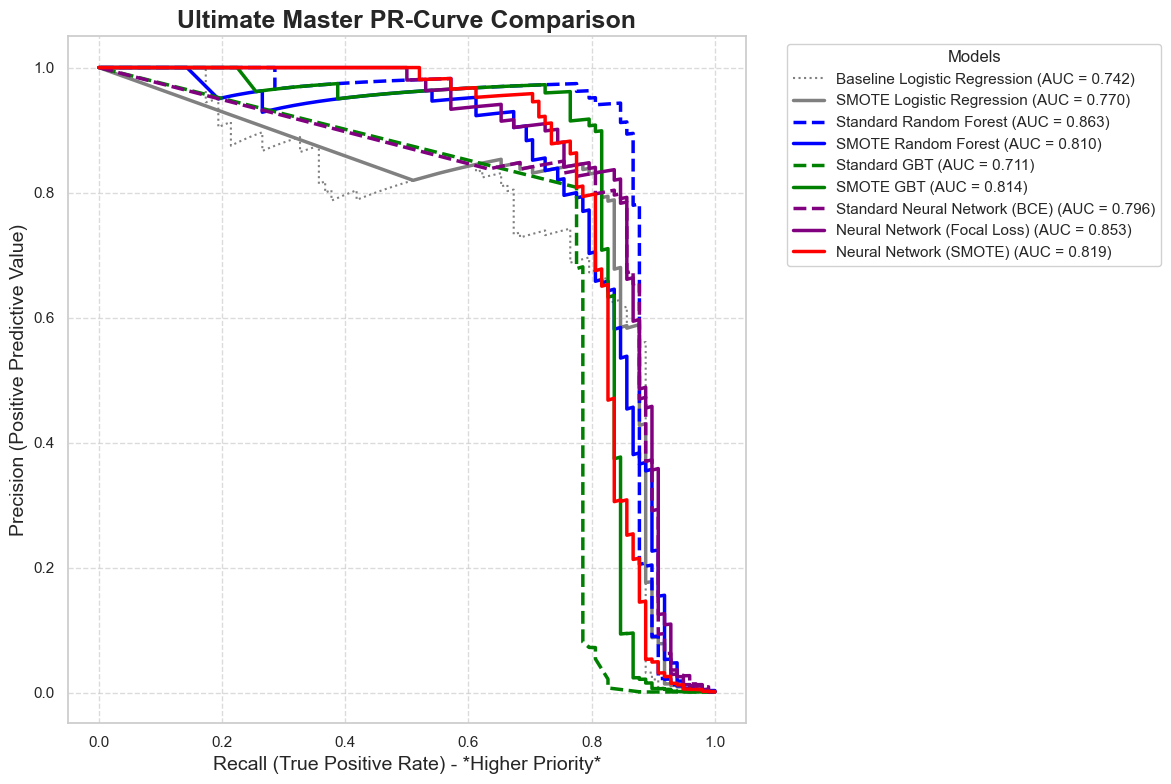
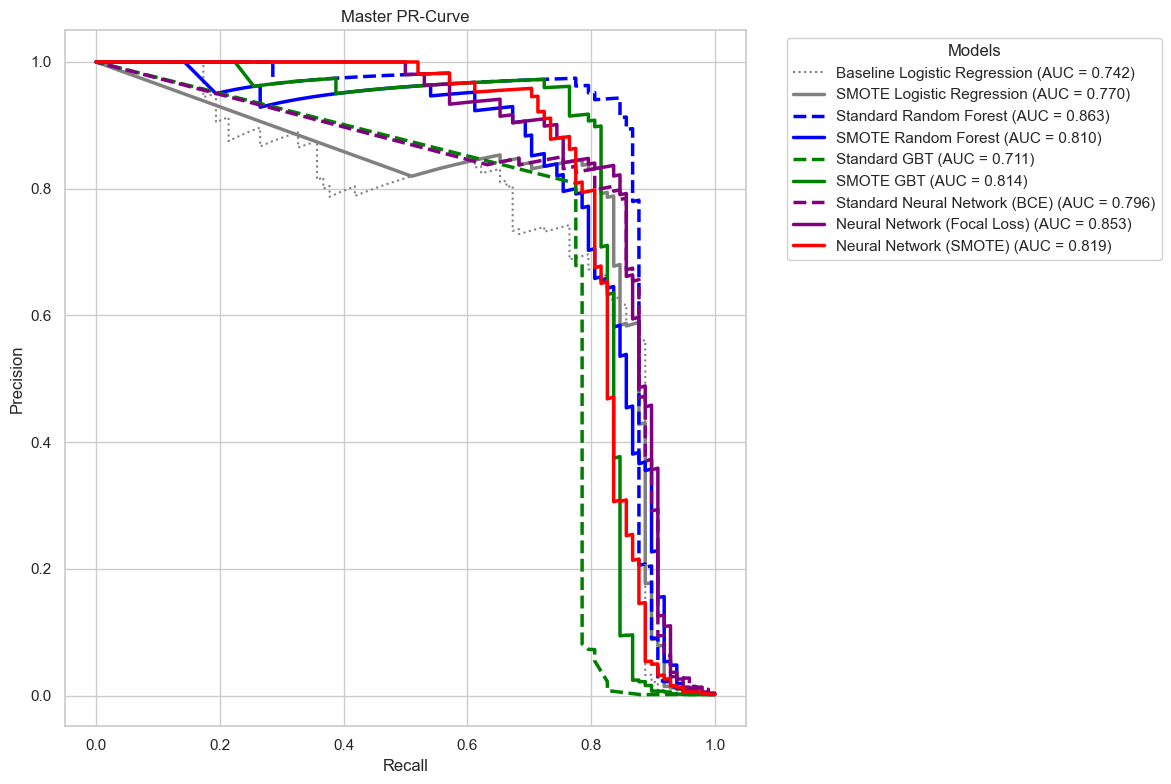
The notebook cell's code change between the first figure and the second:
--- before
+++ after
@@ -36,10 +36,9 @@
     plt.plot(recall, precision, label=f'{name} (AUC = {pr_auc:.3f})', color=color, linestyle=ls, lw=2.5 if '-' in ls else 1.5)
 
-plt.title('Ultimate Master PR-Curve Comparison', fontsize=18, fontweight='bold')
-plt.xlabel('Recall (True Positive Rate) - *Higher Priority*', fontsize=14)
-plt.ylabel('Precision (Positive Predictive Value)', fontsize=14)
+plt.title('Master PR-Curve')
+plt.xlabel('Recall')
+plt.ylabel('Precision')
 # Move legend outside to prevent covering data
 plt.legend(bbox_to_anchor=(1.05, 1), loc='upper left', fontsize=11, framealpha=0.9, title="Models")
-plt.grid(True, linestyle='--', alpha=0.7)
 
 plt.tight_layout()

Commit: PR-AUC updates